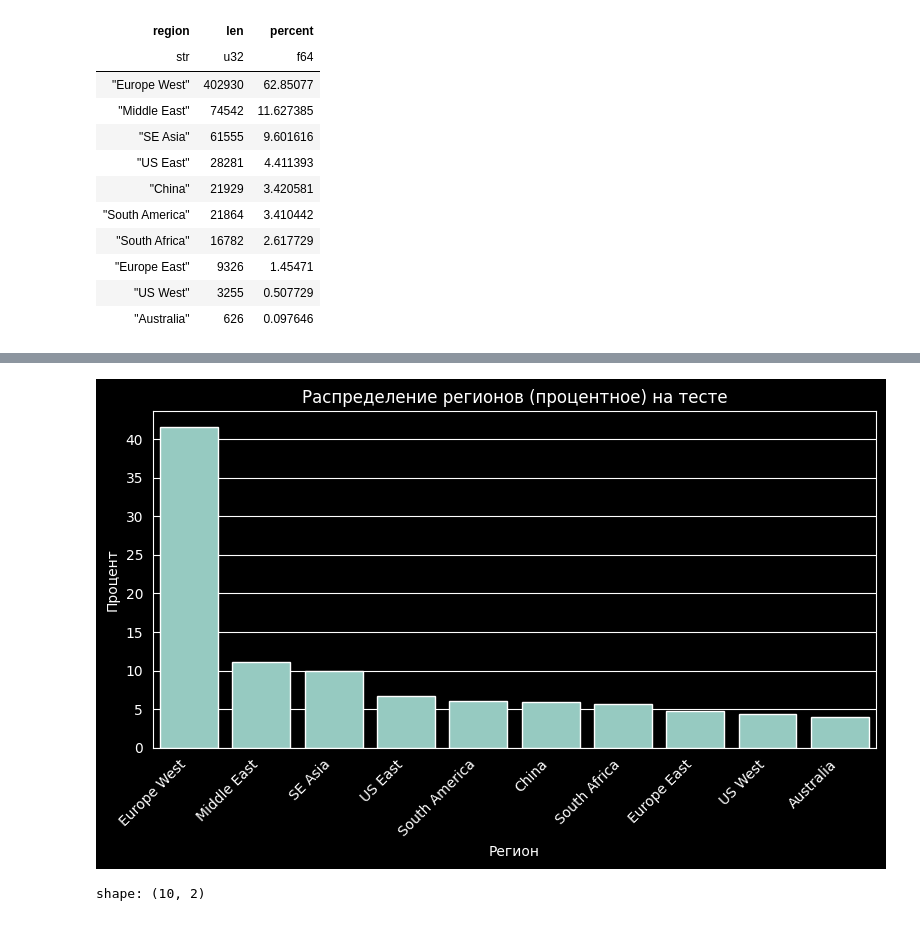
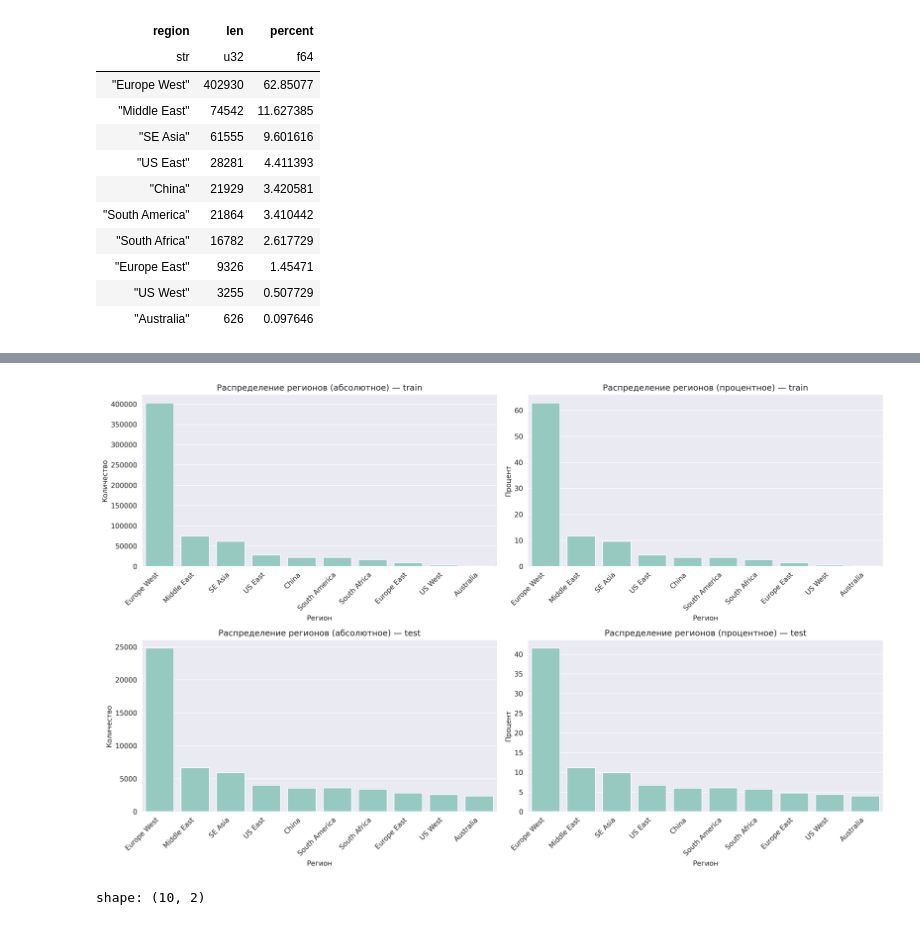
Before and after one commit to Shel2123/ML1_hw, a Jupyter notebook: hw3/homework-practice-03-base.ipynb, the cells around one changed output, grey strips where cells are left out. Cells and saved outputs as stored; diff of their text form; code cells hidden in the pictures.

```diff
--- a/hw3/homework-practice-03-base.ipynb
+++ b/hw3/homework-practice-03-base.ipynb
@@ -333,21 +272,51 @@ plt.show()
-# %%
-pd_df_pct_test = pct_dist_test.to_pandas()
-
-plt.figure(figsize=(8, 5))
-sns.barplot(
-    data=pd_df_pct_test,
-    x="region",
-    y="percent"
-)
-
-plt.title("Распределение регионов (процентное) на тесте")
-plt.xlabel("Регион")
-plt.ylabel("Процент")
-plt.xticks(rotation=45, ha="right")
-plt.tight_layout()
-plt.show()
-# %% [output]
-[figure, removed]
+# %%
+def region_dist(matches_df: pl.DataFrame):
+    abs_dist = (
+        matches_df.group_by("region")
+        .len()
+        .sort("len", descending=True)
+    )
+    pct_dist = abs_dist.with_columns(
+        (pl.col("len") / pl.col("len").sum() * 100).alias("percent")
+    )
+    return abs_dist.to_pandas(), pct_dist.to_pandas()
+# %%
+pd_abs_train, pd_pct_train = region_dist(matches_df_train)
+pd_abs_test, pd_pct_test = region_dist(matches_df_test)
+# %%
+region_order = pd_abs_train["region"].tolist()
+# %%
+fig, axes = plt.subplots(2, 2, figsize=(16, 10))
+
+sns.barplot(data=pd_abs_train, x="region", y="len", order=region_order, ax=axes[0, 0])
+axes[0, 0].set_title("Распределение регионов (абсолютное) — train")
+axes[0, 0].set_xlabel("Регион")
+axes[0, 0].set_ylabel("Количество")
+
+sns.barplot(data=pd_pct_train, x="region", y="percent", order=region_order, ax=axes[0, 1])
+axes[0, 1].set_title("Распределение регионов (процентное) — train")
+axes[0, 1].set_xlabel("Регион")
+axes[0, 1].set_ylabel("Процент")
+
+sns.barplot(data=pd_abs_test, x="region", y="len", order=region_order, ax=axes[1, 0])
+axes[1, 0].set_title("Распределение регионов (абсолютное) — test")
+axes[1, 0].set_xlabel("Регион")
+axes[1, 0].set_ylabel("Количество")
+
+sns.barplot(data=pd_pct_test, x="region", y="percent", order=region_order, ax=axes[1, 1])
+axes[1, 1].set_title("Распределение регионов (процентное) — test")
+axes[1, 1].set_xlabel("Регион")
+axes[1, 1].set_ylabel("Процент")
+
+for ax in axes.ravel():
+    ax.tick_params(axis="x", rotation=45)
+    for label in ax.get_xticklabels():
+        label.set_ha("right")
+fig.set_dpi(300)
+plt.tight_layout()
+plt.show()
+# %% [output]
+[figure, added]
 # %%
 mean_target = (
     matches_df_train.group_by("region")
```
Also changed, not shown: parts of 23 cells of this notebook, 2 other files.
